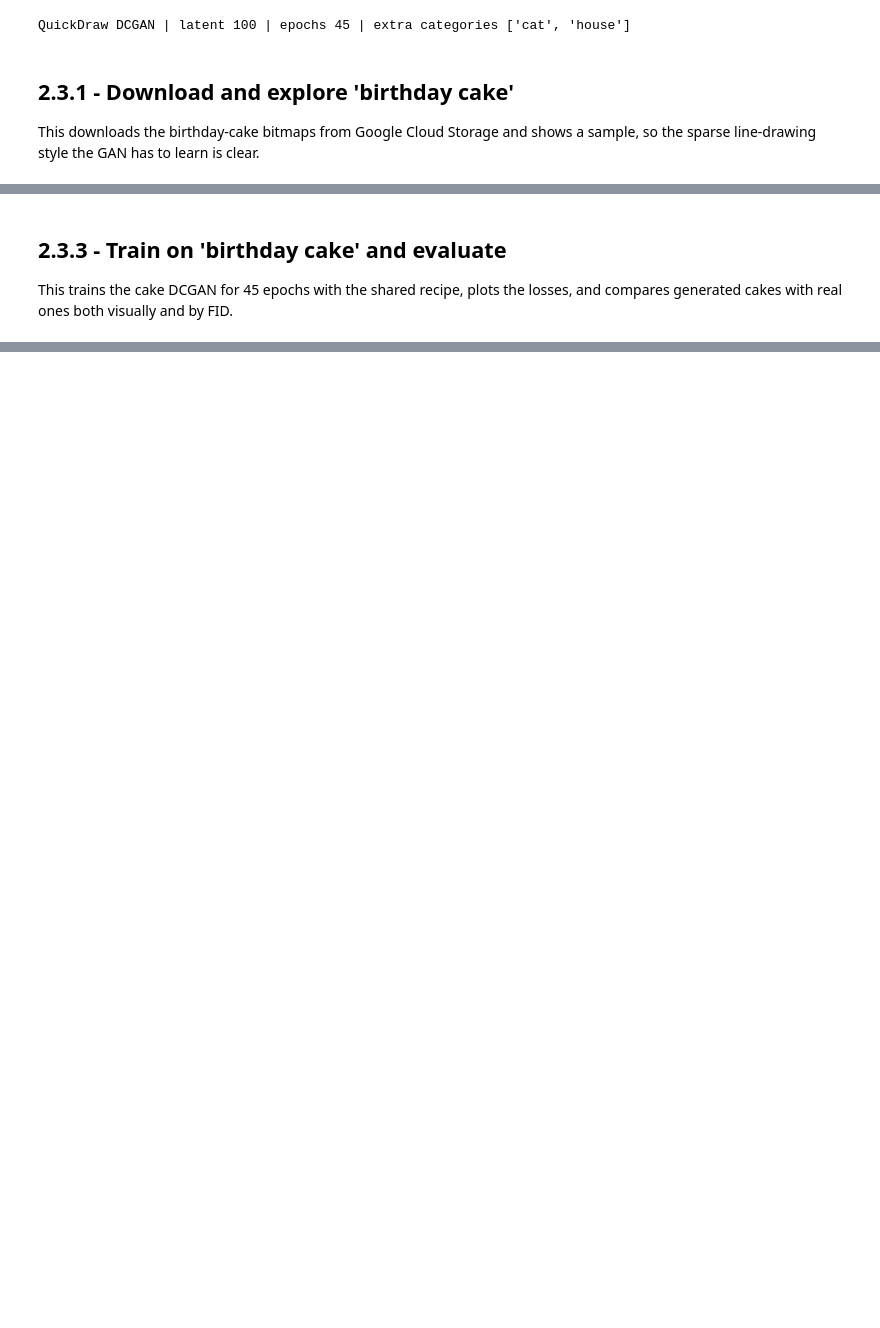
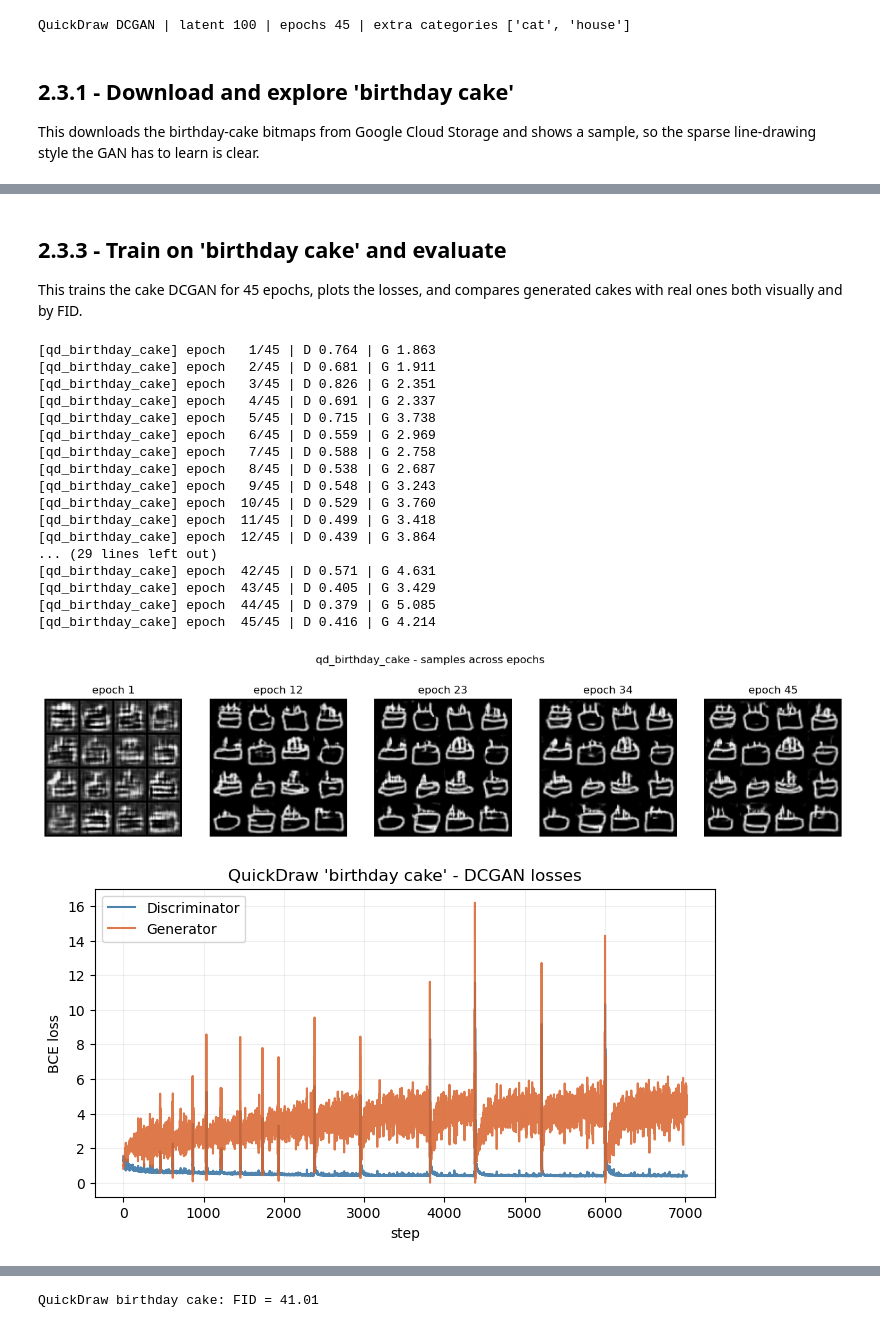
Before and after one commit to nithinreddy2003/GAN_Assignments_Testing, a Jupyter notebook: GAN_Assignment_Set4_Final.ipynb, the cells around one changed output, grey strips where cells are left out. Saved outputs shown, nothing was run; the diff lists cells and outputs as text; code cells hidden in the pictures; blank space fills up the shorter version.

```diff
--- a/GAN_Assignment_Set4_Final.ipynb
+++ b/GAN_Assignment_Set4_Final.ipynb
@@ -84,17 +77,8 @@ COMPUTE_DEVICE = torch.device("cuda" if torch.cuda.is_available() else "cpu")
 print(f"PyTorch {torch.__version__} on {COMPUTE_DEVICE}; figures -> {OUTPUT_DIR}/")
 
 
-_FIGURE_INDEX = {"n": 0}
-
-
-def save_figure(fig, filename=None):
-    """Write a Matplotlib figure into OUTPUT_DIR at a consistent resolution.
-
-    When no filename is given an incrementing name is used, so every plot passed
-    here is also saved to disk (in addition to being shown inline)."""
-    _FIGURE_INDEX["n"] += 1
-    name = filename or f"figure_{_FIGURE_INDEX['n']:02d}.png"
-    fig.savefig(os.path.join(OUTPUT_DIR, name), dpi=150, bbox_inches="tight")
+def save_figure(fig, filename):
+    """Write a Matplotlib figure into OUTPUT_DIR at a consistent resolution."""
 
 
 def draw_point_clouds(real_xy, fake_xy, heading, filename=None):
@@ -104,7 +88,6 @@ def draw_point_clouds(real_xy, fake_xy, heading, filename=None):
     ax.scatter(fake_xy[:, 0], fake_xy[:, 1], s=6, alpha=0.4, color="#d9622b", label="Generated")
     ax.set_title(heading); ax.set_xlabel("x"); ax.set_ylabel("y")
     ax.set_aspect("equal", adjustable="datalim"); ax.legend(); ax.grid(alpha=0.2)
-    save_figure(fig, filename)
     plt.show()
 
 
@@ -115,7 +98,6 @@ def draw_loss_curves(disc_losses, gen_losses, heading, filename=None):
     ax.plot(gen_losses, color="#d9622b", alpha=0.85, label="Generator")
     ax.set_title(heading); ax.set_xlabel("step"); ax.set_ylabel("BCE loss")
     ax.legend(); ax.grid(alpha=0.2)
-    save_figure(fig, filename)
     plt.show()
 # %% [output]
 PyTorch 2.10.0+cu128 on cuda; figures -> gan_results/
@@ -586,9 +571,8 @@ class ImageDCGANTrainer:
                     g_loss = self.loss_fn(self.critic(self.generator(self._noise(bs))),
                                           torch.ones(bs, 1, device=COMPUTE_DEVICE))
                     self.opt_g.zero_grad(set_to_none=True); g_loss.backward(); self.opt_g.step()
-                g_val = g_loss.detach().item(); d_val = d_loss.detach().item()
-                gen_hist.append(g_val); disc_hist.append(d_val)
-            print(f"[{self.tag}] epoch {epoch:>3}/{epochs} | D {d_val:.3f} | G {g_val:.3f}")
+                gen_hist.append(float(g_loss)); disc_hist.append(float(d_loss))
+            print(f"[{self.tag}] epoch {epoch:>3}/{epochs} | D {float(d_loss):.3f} | G {float(g_loss):.3f}")
             if epoch in marks:
                 with torch.no_grad():
                     captured.append((epoch, self.generator(fixed).cpu()))
@@ -1403,12 +1403,35 @@ def ink_coverage(uint8_images, sample=3000):
 # %% [markdown]
 ## 2.3.3 - Train on 'birthday cake' and evaluate
 
-This trains the cake DCGAN for 45 epochs with the shared recipe, plots the losses, and compares generated cakes with real ones both visually and by FID.
+This trains the cake DCGAN for 45 epochs, plots the losses, and compares generated cakes with real ones both visually and by FID.
 # %%
-cake_trainer = build_sketch_gan("qd_birthday_cake")
-cake_g_hist, cake_d_hist = cake_trainer.fit(make_sketch_loader(cake_images, cap=SKETCH_CAP), SKETCH_EPOCHS)
+fix_torch_seeds()
+cake_gen = DCGANGenerator(QD_LATENT, 64); cake_gen.apply(init_dcgan_weights)
+cake_critic = DCGANCritic(64); cake_critic.apply(init_dcgan_weights)
+cake_trainer = ImageDCGANTrainer(cake_gen, cake_critic, QD_LATENT, "qd_birthday_cake")
+cake_g_hist, cake_d_hist = cake_trainer.fit(make_sketch_loader(cake_images), QD_EPOCHS)
 draw_loss_curves(cake_d_hist, cake_g_hist, "QuickDraw 'birthday cake' - DCGAN losses", None)
 cake_fake = cake_trainer.generate(2000)
 show_real_and_fake(images_to_tensor(cake_images[:32]), cake_fake[:32],
                    "QuickDraw 'birthday cake' - real vs generated", None)
 cake_fid = fid_scorer.score(cake_images, cake_fake, "QuickDraw birthday cake")
+# %% [output]
+[qd_birthday_cake] epoch   1/45 | D 0.764 | G 1.863
+[qd_birthday_cake] epoch   2/45 | D 0.681 | G 1.911
+[qd_birthday_cake] epoch   3/45 | D 0.826 | G 2.351
+[qd_birthday_cake] epoch   4/45 | D 0.691 | G 2.337
+[qd_birthday_cake] epoch   5/45 | D 0.715 | G 3.738
+[qd_birthday_cake] epoch   6/45 | D 0.559 | G 2.969
+[qd_birthday_cake] epoch   7/45 | D 0.588 | G 2.758
+[qd_birthday_cake] epoch   8/45 | D 0.538 | G 2.687
+[qd_birthday_cake] epoch   9/45 | D 0.548 | G 3.243
+[qd_birthday_cake] epoch  10/45 | D 0.529 | G 3.760
+[qd_birthday_cake] epoch  11/45 | D 0.499 | G 3.418
+[qd_birthday_cake] epoch  12/45 | D 0.439 | G 3.864
+... (29 lines left out)
+[qd_birthday_cake] epoch  42/45 | D 0.571 | G 4.631
+[qd_birthday_cake] epoch  43/45 | D 0.405 | G 3.429
+[qd_birthday_cake] epoch  44/45 | D 0.379 | G 5.085
+[qd_birthday_cake] epoch  45/45 | D 0.416 | G 4.214
+[figure, added]
+[figure, added]
@@ -1415,3 +1439,4 @@ cake_fid = fid_scorer.score(cake_images, cake_fake, "QuickDraw birthday cake")
+QuickDraw birthday cake: FID = 41.01
 # %% [markdown]
 ## 2.3 (extension) - Other categories and sketch complexity
 
```
Also changed, not shown: parts of 50 cells of this notebook.
